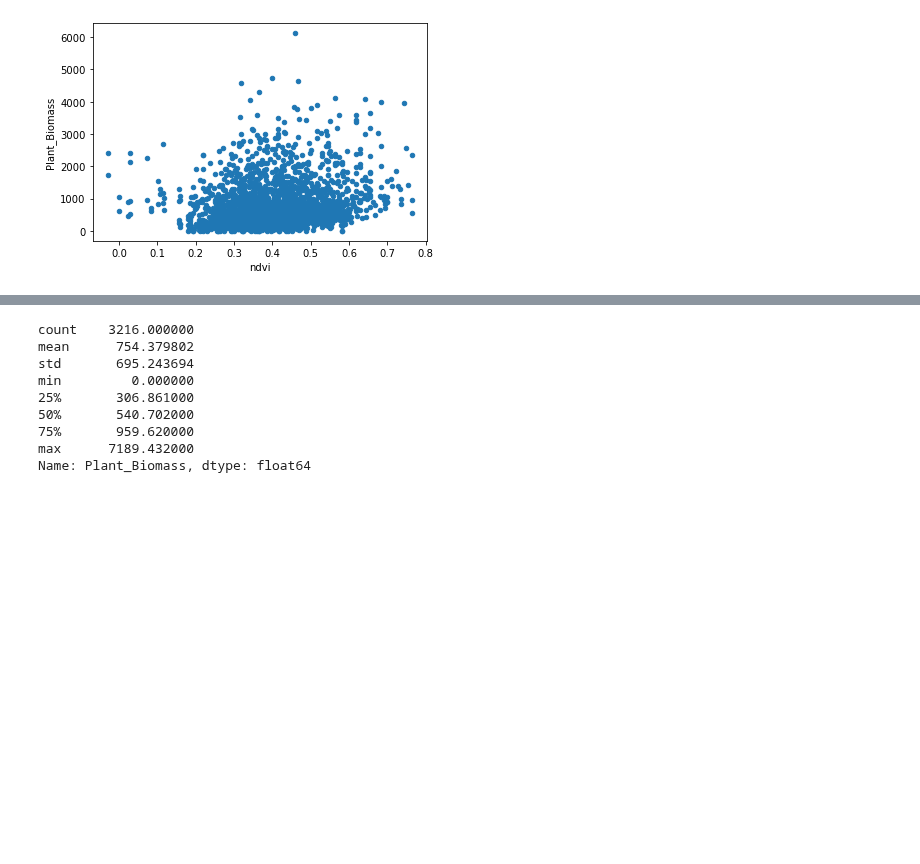
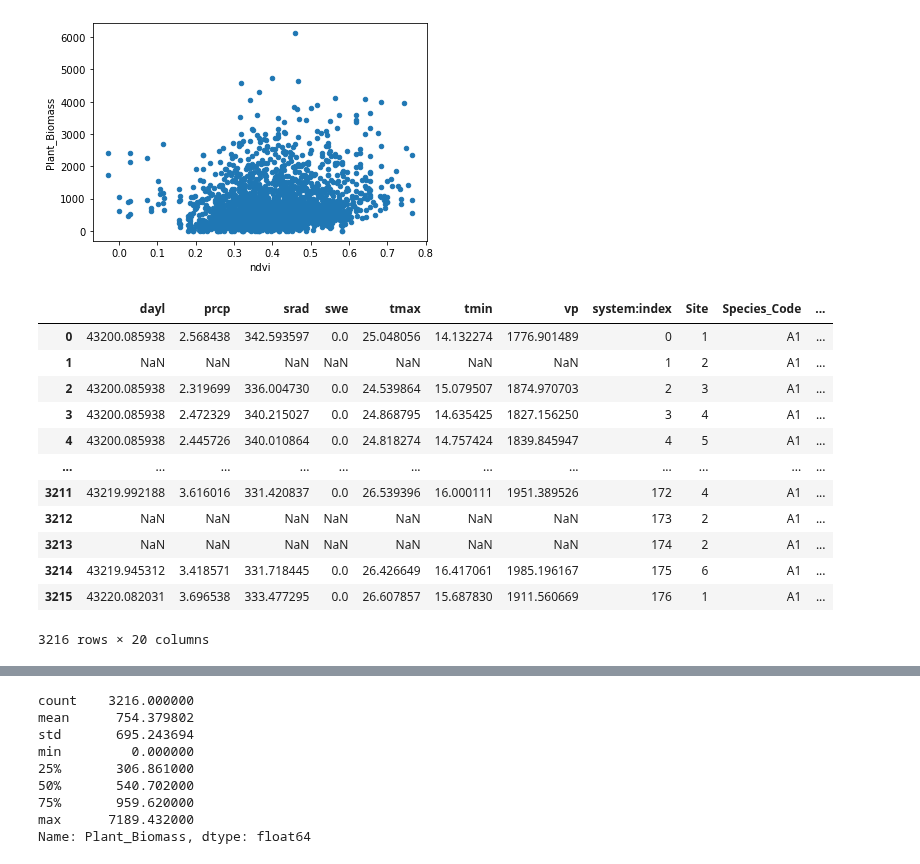
Before and after one commit to asajulien/PhD, a Jupyter notebook: Jupyter/Georgia/GA - yearly data.ipynb, the cells around one changed output, grey strips where cells are left out. Saved outputs shown, nothing was run; the diff lists cells and outputs as text; code cells hidden in the pictures; blank space fills up the shorter version.

```diff
--- a/Jupyter/Georgia/GA - yearly data.ipynb
+++ b/Jupyter/Georgia/GA - yearly data.ipynb
@@ -111,6 +111,39 @@ g
 # %% [output]
 <AxesSubplot:xlabel='ndvi', ylabel='Plant_Biomass'>
 [figure]
+# %%
+##DAYMET data added - yearly averages
+##PC:
+path2 = r'C:/Users/arj26323/Documents/Data/Biomass datasets/Daymet/GA/Yearly averages'
+all_files2 = glob.glob(path2 + "/*.csv")
+
+li = []
+
+for filename in all_files2:
+    dm = pd.read_csv(filename, index_col=None, header=0)
+    li.append(dm)
+
+dm = pd.concat(li, axis=0, ignore_index=True)
+
+# dm = dm[dm['Species_Code'] == 'A1'] ##eventually, you will want to do this
+
+dm['ident'] = dm['Latitude']/dm['Longitude']
+
+dm
+# %% [output]
+|  | dayl | prcp | srad | swe | tmax | tmin | vp | system:index | Site | Species_Code | ... |
+| 0 | 43200.085938 | 2.568438 | 342.593597 | 0.0 | 25.048056 | 14.132274 | 1776.901489 | 0 | 1 | A1 | ... |
+| 1 | NaN | NaN | NaN | NaN | NaN | NaN | NaN | 1 | 2 | A1 | ... |
+| 2 | 43200.085938 | 2.319699 | 336.004730 | 0.0 | 24.539864 | 15.079507 | 1874.970703 | 2 | 3 | A1 | ... |
+| 3 | 43200.085938 | 2.472329 | 340.215027 | 0.0 | 24.868795 | 14.635425 | 1827.156250 | 3 | 4 | A1 | ... |
+| 4 | 43200.085938 | 2.445726 | 340.010864 | 0.0 | 24.818274 | 14.757424 | 1839.845947 | 4 | 5 | A1 | ... |
+| ... | ... | ... | ... | ... | ... | ... | ... | ... | ... | ... | ... |
+| 3211 | 43219.992188 | 3.616016 | 331.420837 | 0.0 | 26.539396 | 16.000111 | 1951.389526 | 172 | 4 | A1 | ... |
+| 3212 | NaN | NaN | NaN | NaN | NaN | NaN | NaN | 173 | 2 | A1 | ... |
+| 3213 | NaN | NaN | NaN | NaN | NaN | NaN | NaN | 174 | 2 | A1 | ... |
+| 3214 | 43219.945312 | 3.418571 | 331.718445 | 0.0 | 26.426649 | 16.417061 | 1985.196167 | 175 | 6 | A1 | ... |
+| 3215 | 43220.082031 | 3.696538 | 333.477295 | 0.0 | 26.607857 | 15.687830 | 1911.560669 | 176 | 1 | A1 | ... |
+3216 rows × 20 columns
 # %%
 ##Merging elevation point data with band dataset prior to model development
 
```
Also changed, not shown: parts of 12 cells of this notebook.
